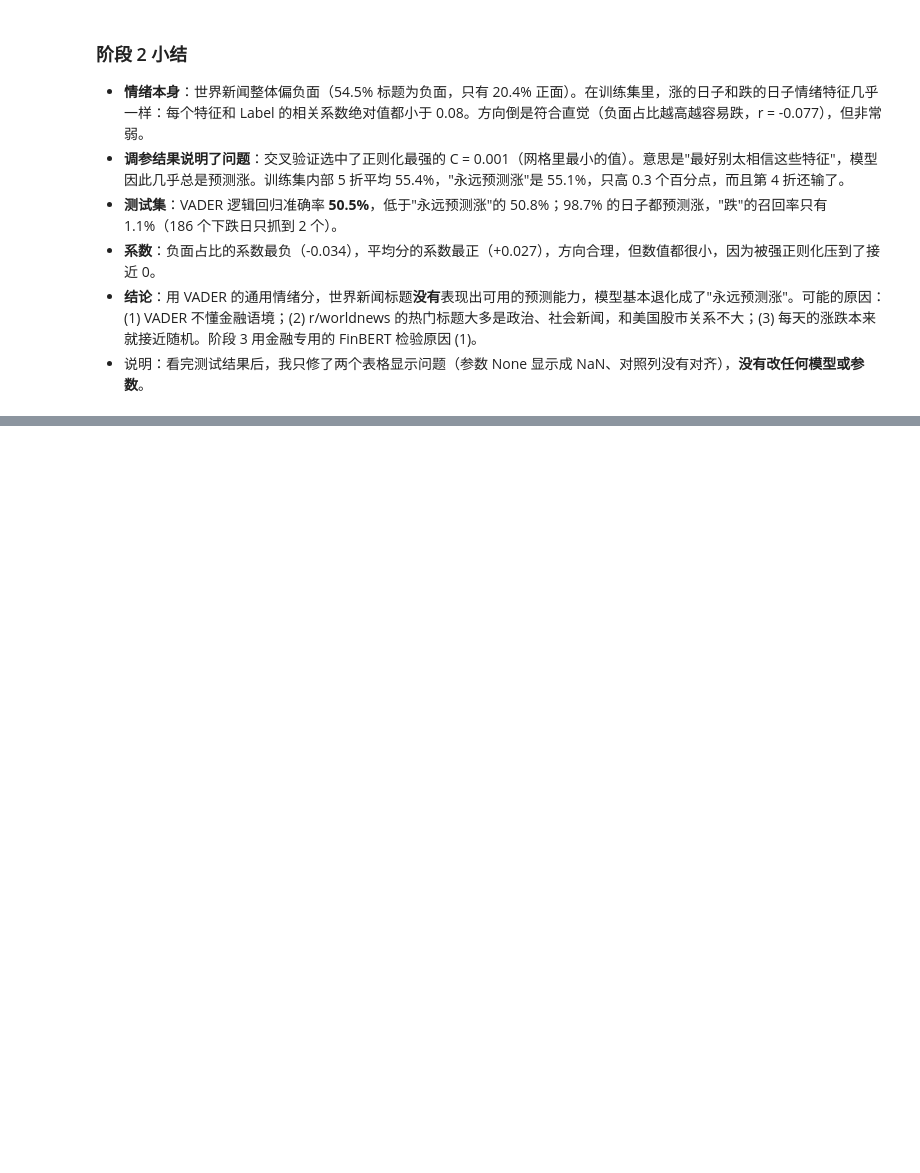
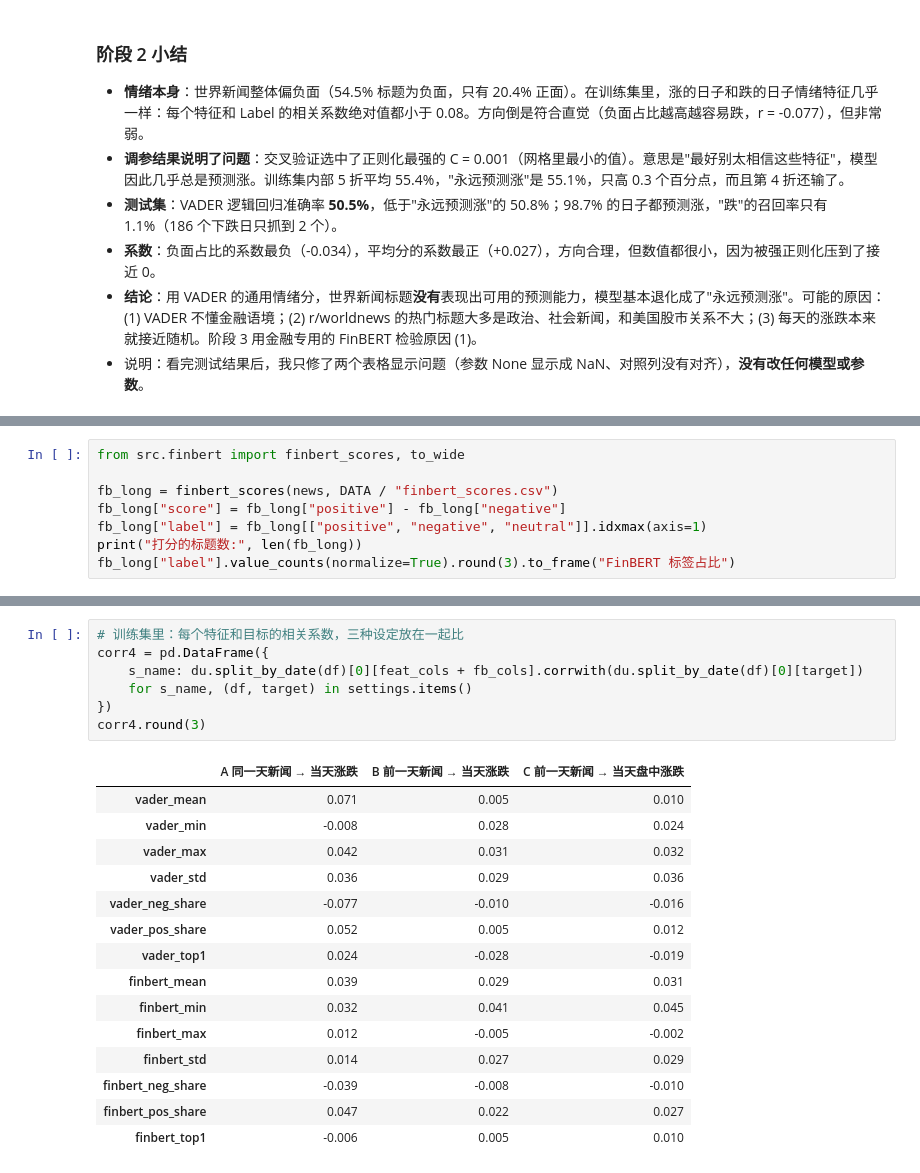
Before and after one commit to matheason/news-vs-dow, a Jupyter notebook: notebooks/main.ipynb, the cells around one changed output, grey strips where cells are left out. Saved outputs shown, nothing was run; the diff lists cells and outputs as text; blank space fills up the shorter version.

Commit message:
The Finbert calculation done by Google Colab

```diff
--- a/notebooks/main.ipynb
+++ b/notebooks/main.ipynb
@@ -357,0 +368,8 @@ coef.round(4).to_frame("系数")
+# %%
+from src.finbert import finbert_scores, to_wide
+
+fb_long = finbert_scores(news, DATA / "finbert_scores.csv")
+fb_long["score"] = fb_long["positive"] - fb_long["negative"]
+fb_long["label"] = fb_long[["positive", "negative", "neutral"]].idxmax(axis=1)
+print("打分的标题数:", len(fb_long))
+fb_long["label"].value_counts(normalize=True).round(3).to_frame("FinBERT 标签占比")
@@ -357,0 +637,23 @@ coef.round(4).to_frame("系数")
+# %%
+# 训练集里：每个特征和目标的相关系数，三种设定放在一起比
+corr4 = pd.DataFrame({
+    s_name: du.split_by_date(df)[0][feat_cols + fb_cols].corrwith(du.split_by_date(df)[0][target])
+    for s_name, (df, target) in settings.items()
+})
+corr4.round(3)
+# %% [output]
+|  | A 同一天新闻 → 当天涨跌 | B 前一天新闻 → 当天涨跌 | C 前一天新闻 → 当天盘中涨跌 |
+| vader_mean | 0.071 | 0.005 | 0.010 |
+| vader_min | -0.008 | 0.028 | 0.024 |
+| vader_max | 0.042 | 0.031 | 0.032 |
+| vader_std | 0.036 | 0.029 | 0.036 |
+| vader_neg_share | -0.077 | -0.010 | -0.016 |
+| vader_pos_share | 0.052 | 0.005 | 0.012 |
+| vader_top1 | 0.024 | -0.028 | -0.019 |
+| finbert_mean | 0.039 | 0.029 | 0.031 |
+| finbert_min | 0.032 | 0.041 | 0.045 |
+| finbert_max | 0.012 | -0.005 | -0.002 |
+| finbert_std | 0.014 | 0.027 | 0.029 |
+| finbert_neg_share | -0.039 | -0.008 | -0.010 |
+| finbert_pos_share | 0.047 | 0.022 | 0.027 |
+| finbert_top1 | -0.006 | 0.005 | 0.010 |
```
Also changed, not shown: parts of 20 cells of this notebook, 9 other files.
